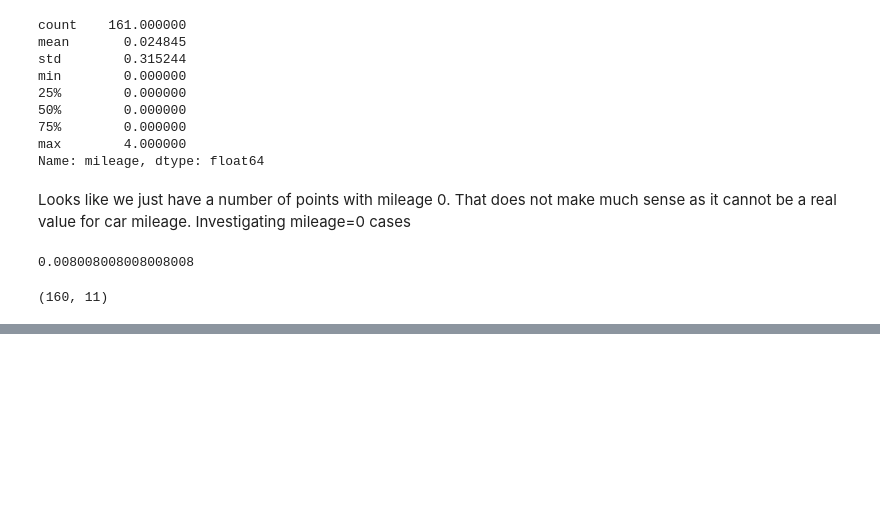
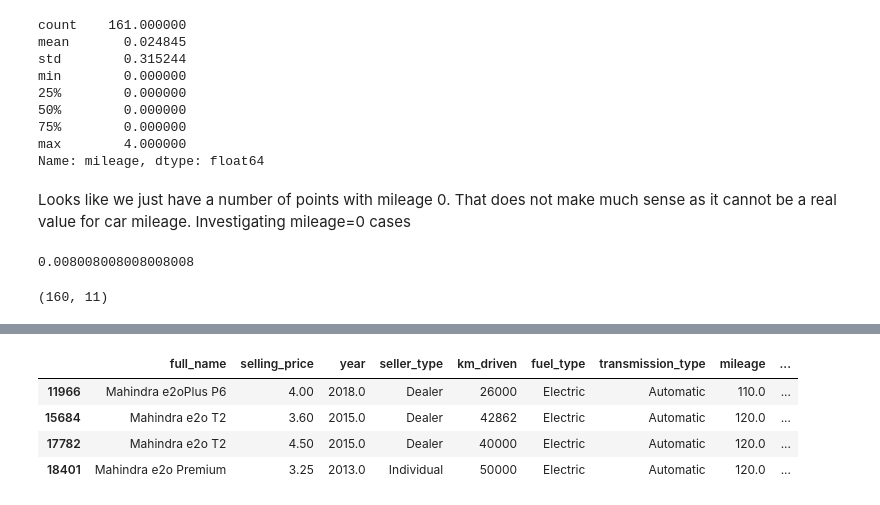
Before and after one commit to iam-devarapalli/linear-regression, a Jupyter notebook: linear_regression_1.ipynb, the cells around one changed output, grey strips where cells are left out. Drawn from its saved outputs; the diff is of its cells as text; code cells hidden in the pictures; blank space fills up the shorter version.

```diff
--- a/linear_regression_1.ipynb
+++ b/linear_regression_1.ipynb
@@ -182,0 +197,8 @@ df[df["mileage"] == 0.0].shape
+# %%
+df[df["mileage"]>40]
+# %% [output]
+|  | full_name | selling_price | year | seller_type | km_driven | fuel_type | transmission_type | mileage | ... |
+| 11966 | Mahindra e2oPlus P6 | 4.00 | 2018.0 | Dealer | 26000 | Electric | Automatic | 110.0 | ... |
+| 15684 | Mahindra e2o T2 | 3.60 | 2015.0 | Dealer | 42862 | Electric | Automatic | 120.0 | ... |
+| 17782 | Mahindra e2o T2 | 4.50 | 2015.0 | Dealer | 40000 | Electric | Automatic | 120.0 | ... |
+| 18401 | Mahindra e2o Premium | 3.25 | 2013.0 | Individual | 50000 | Electric | Automatic | 120.0 | ... |
```
Also changed, not shown: parts of 5 cells of this notebook, 1 other file.
